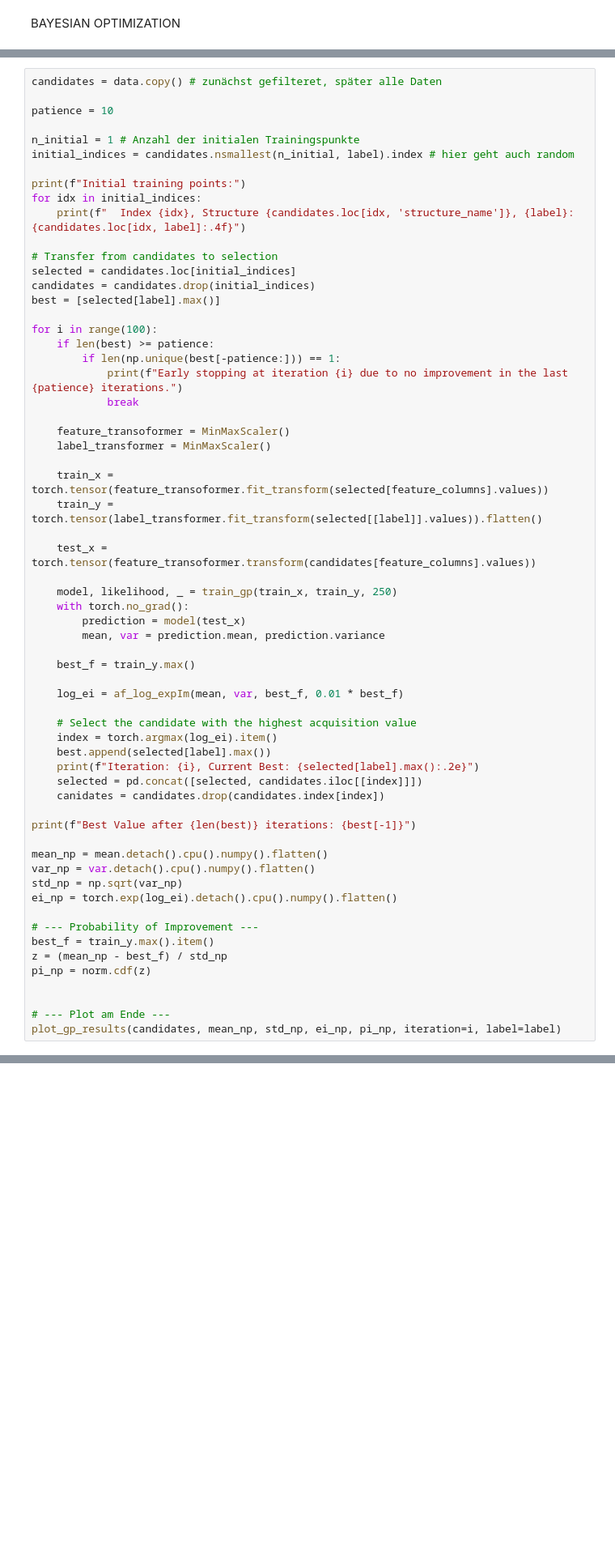
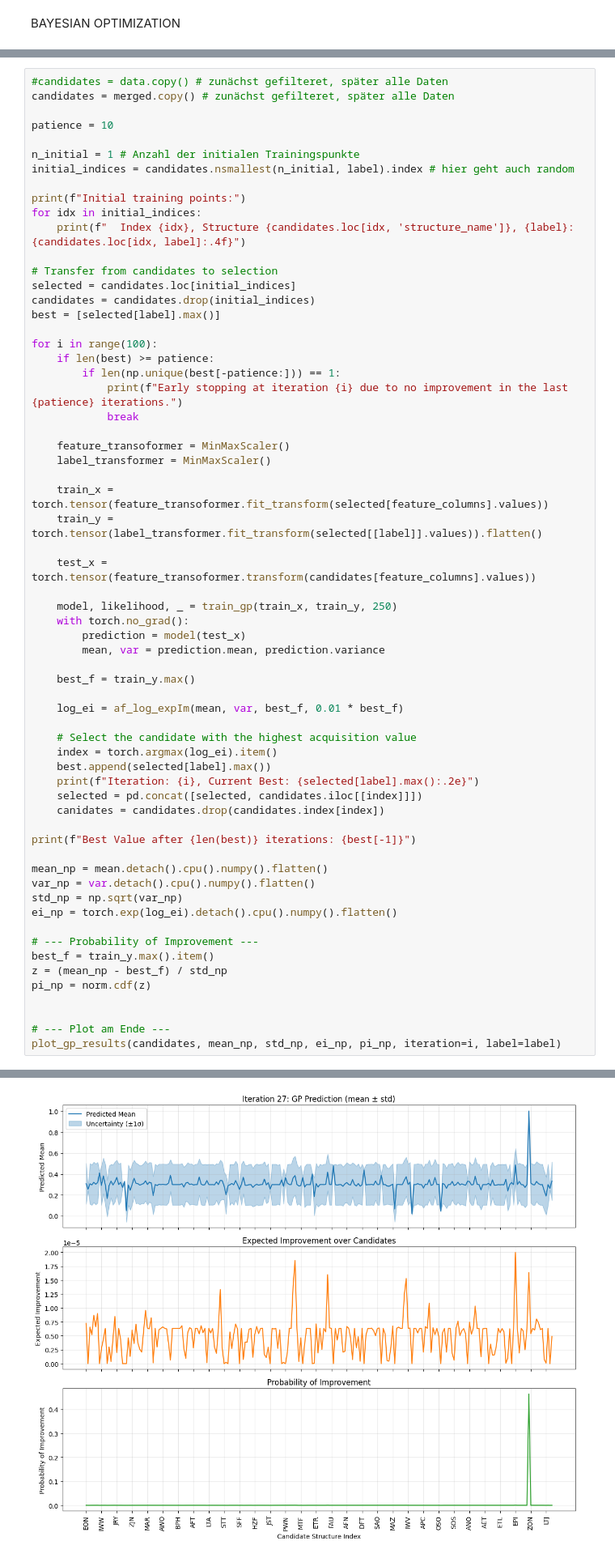
Before and after one commit to dbock369-dot/MASTHA, a Jupyter notebook: TestBench/Testbench_GP_BO_V001.ipynb, the cells around one changed output, grey strips where cells are left out. Shown at 81% size. Saved outputs shown, nothing was run; the diff lists cells and outputs as text; blank space fills up the shorter version.

```diff
--- a/TestBench/Testbench_GP_BO_V001.ipynb
+++ b/TestBench/Testbench_GP_BO_V001.ipynb
@@ -330,7 +360,8 @@ def af_log_expIm(mean, var, best_f, xi=0.01):
     log_ei = torch.log(ei_safe)
     return log_ei
 # %%
-candidates = data.copy() # zunächst gefilteret, später alle Daten
+#candidates = data.copy() # zunächst gefilteret, später alle Daten
+candidates = merged.copy() # zunächst gefilteret, später alle Daten
 
 patience = 10
 
@@ -396,2 +443,3 @@ KeyError: 'working_capacity'
+[figure, added]
 # %%
 plt.plot(best)
```
Also changed, not shown: parts of 9 cells of this notebook, 10 other files.
